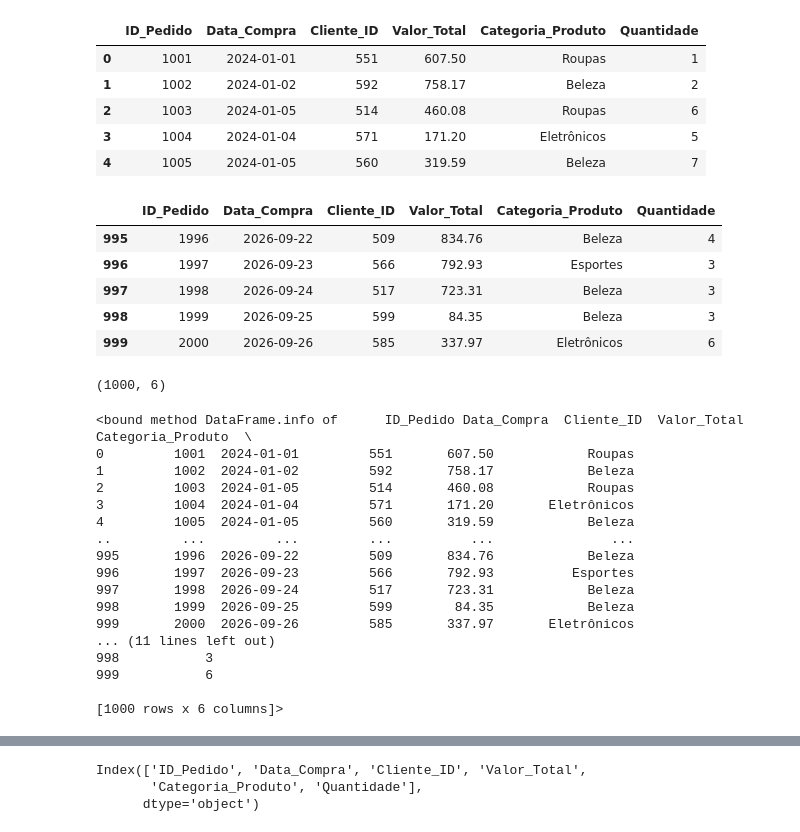
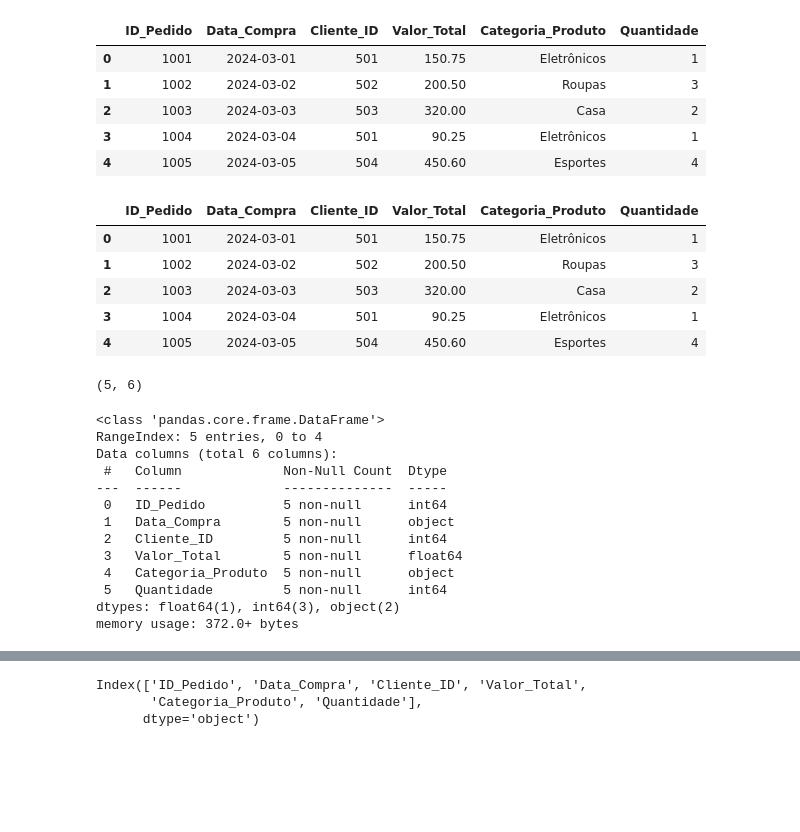
Before and after one commit to jesieldossantos/Curso-IA, a Jupyter notebook: analises/vendas/vendas_notebook.ipynb, the cells around one changed output, grey strips where cells are left out. Drawn from its saved outputs; the diff is of its cells as text; code cells hidden in the pictures; blank space fills up the shorter version.

```diff
--- a/analises/vendas/vendas_notebook.ipynb
+++ b/analises/vendas/vendas_notebook.ipynb
@@ -27,45 +16,41 @@ Requirement already satisfied: six>=1.5 in c:\users\jesie\onedrive\documentos\je
 # %%
-dataset_vendas = pd.read_csv('dataset_vendas.csv', sep=';')
+df_vendas = pd.read_csv('./vendas.csv', sep =';')
 # %%
-dataset_vendas.head()
+df_vendas.head()
 # %% [output]
 |  | ID_Pedido | Data_Compra | Cliente_ID | Valor_Total | Categoria_Produto | Quantidade |
-| 0 | 1001 | 2024-01-01 | 551 | 607.50 | Roupas | 1 |
-| 1 | 1002 | 2024-01-02 | 592 | 758.17 | Beleza | 2 |
-| 2 | 1003 | 2024-01-05 | 514 | 460.08 | Roupas | 6 |
-| 3 | 1004 | 2024-01-04 | 571 | 171.20 | Eletrônicos | 5 |
-| 4 | 1005 | 2024-01-05 | 560 | 319.59 | Beleza | 7 |
+| 0 | 1001 | 2024-03-01 | 501 | 150.75 | Eletrônicos | 1 |
+| 1 | 1002 | 2024-03-02 | 502 | 200.50 | Roupas | 3 |
+| 2 | 1003 | 2024-03-03 | 503 | 320.00 | Casa | 2 |
+| 3 | 1004 | 2024-03-04 | 501 | 90.25 | Eletrônicos | 1 |
+| 4 | 1005 | 2024-03-05 | 504 | 450.60 | Esportes | 4 |
 # %%
-dataset_vendas.tail()
+df_vendas.tail()
 # %% [output]
 |  | ID_Pedido | Data_Compra | Cliente_ID | Valor_Total | Categoria_Produto | Quantidade |
-| 995 | 1996 | 2026-09-22 | 509 | 834.76 | Beleza | 4 |
-| 996 | 1997 | 2026-09-23 | 566 | 792.93 | Esportes | 3 |
-| 997 | 1998 | 2026-09-24 | 517 | 723.31 | Beleza | 3 |
-| 998 | 1999 | 2026-09-25 | 599 | 84.35 | Beleza | 3 |
-| 999 | 2000 | 2026-09-26 | 585 | 337.97 | Eletrônicos | 6 |
+| 0 | 1001 | 2024-03-01 | 501 | 150.75 | Eletrônicos | 1 |
+| 1 | 1002 | 2024-03-02 | 502 | 200.50 | Roupas | 3 |
+| 2 | 1003 | 2024-03-03 | 503 | 320.00 | Casa | 2 |
+| 3 | 1004 | 2024-03-04 | 501 | 90.25 | Eletrônicos | 1 |
+| 4 | 1005 | 2024-03-05 | 504 | 450.60 | Esportes | 4 |
 # %%
-dataset_vendas.shape
+df_vendas.shape
 # %% [output]
-(1000, 6)
+(5, 6)
 # %%
-dataset_vendas.info
+df_vendas.info()
 # %% [output]
-<bound method DataFrame.info of      ID_Pedido Data_Compra  Cliente_ID  Valor_Total Categoria_Produto  \
-0         1001  2024-01-01         551       607.50            Roupas
-1         1002  2024-01-02         592       758.17            Beleza
-2         1003  2024-01-05         514       460.08            Roupas
-3         1004  2024-01-04         571       171.20       Eletrônicos
-4         1005  2024-01-05         560       319.59            Beleza
-..         ...         ...         ...          ...               ...
-995       1996  2026-09-22         509       834.76            Beleza
-996       1997  2026-09-23         566       792.93          Esportes
-997       1998  2026-09-24         517       723.31            Beleza
-998       1999  2026-09-25         599        84.35            Beleza
-999       2000  2026-09-26         585       337.97       Eletrônicos
-... (11 lines left out)
-998           3
-999           6
-
-[1000 rows x 6 columns]>
+<class 'pandas.core.frame.DataFrame'>
+RangeIndex: 5 entries, 0 to 4
+Data columns (total 6 columns):
+ #   Column             Non-Null Count  Dtype
+---  ------             --------------  -----
+ 0   ID_Pedido          5 non-null      int64
+ 1   Data_Compra        5 non-null      object
+ 2   Cliente_ID         5 non-null      int64
+ 3   Valor_Total        5 non-null      float64
+ 4   Categoria_Produto  5 non-null      object
+ 5   Quantidade         5 non-null      int64
+dtypes: float64(1), int64(3), object(2)
+memory usage: 372.0+ bytes
 # %%
```
Also changed, not shown: parts of 17 cells of this notebook, 3 other files.
